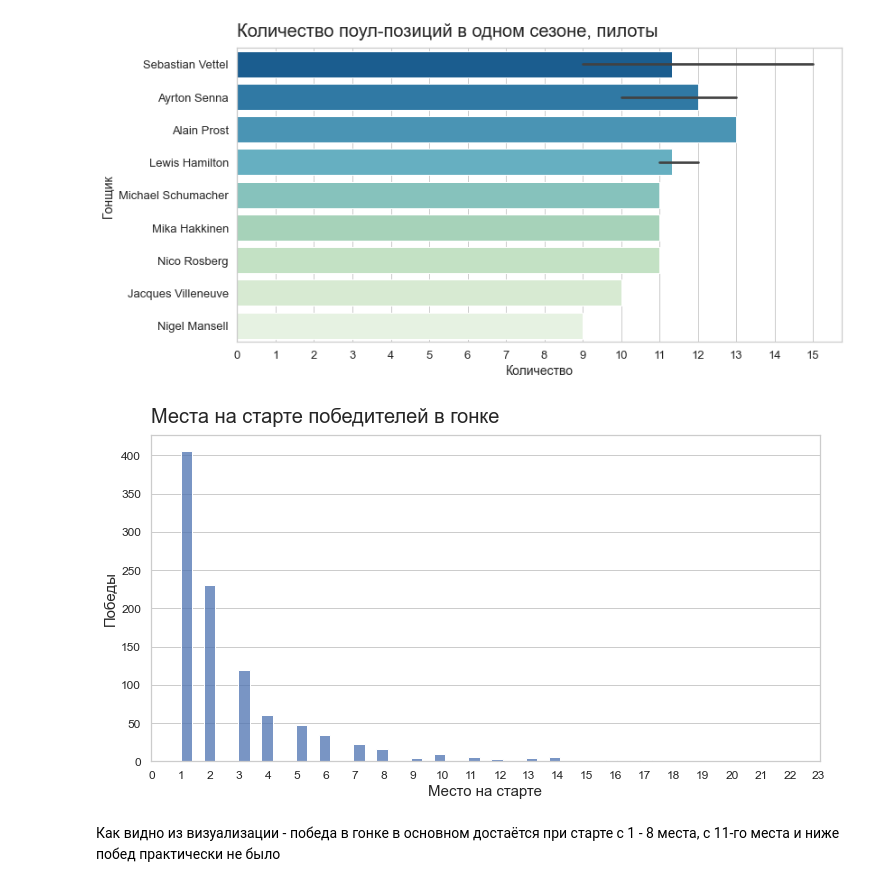
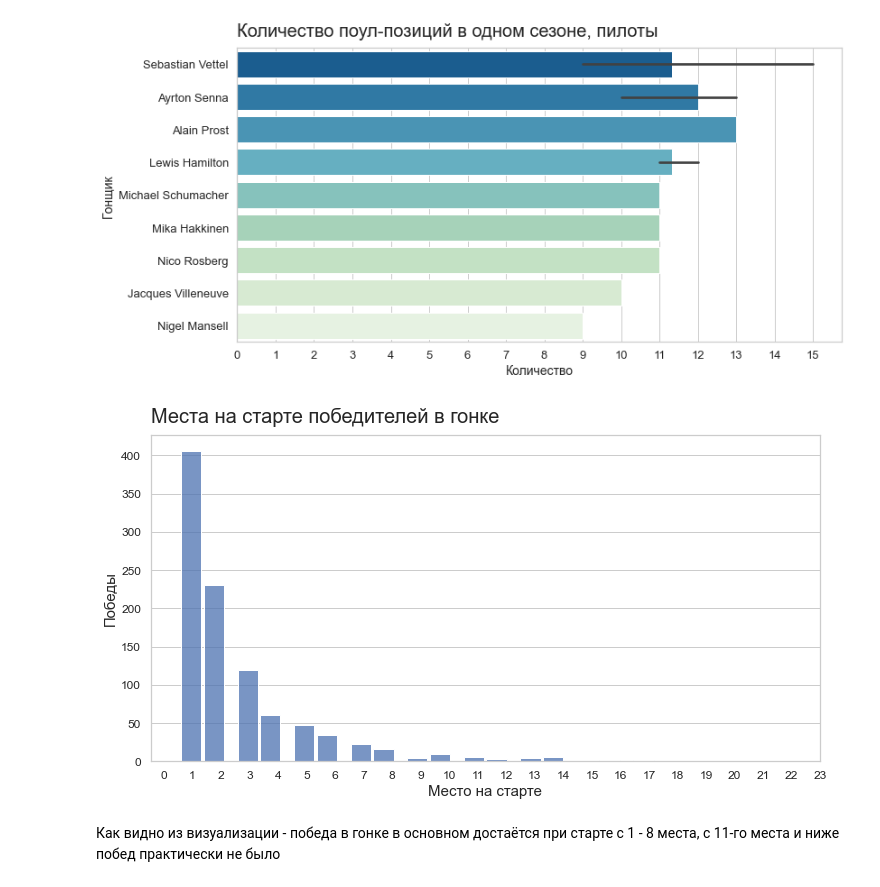
Before and after one commit to IV-1984/Data_analytics_projects, a Jupyter notebook: 3. F1_data_analysis/2.F1_data_analysis_SQL&Python-FINAL-Copy2.ipynb, the cells around one changed output. Saved outputs shown, nothing was run; the diff lists cells and outputs as text; code cells hidden in the pictures.

```diff
--- a/3. F1_data_analysis/2.F1_data_analysis_SQL&Python-FINAL-Copy2.ipynb
+++ b/3. F1_data_analysis/2.F1_data_analysis_SQL&Python-FINAL-Copy2.ipynb
@@ -377,29 +377,29 @@ plt.show()
 # %%
 # победа с самого далекого места на старте
 win_far = pd.read_sql_query('''
 SELECT driver_name, race_name.race_name, results_grid
 FROM f1_data
 JOIN driver ON driver.driver_id = f1_data.driver_id
 JOIN circuit_name USING(circuit_id)
 JOIN race_name ON race_name.race_id = circuit_name.race_id
 WHERE position = 1
 ORDER BY results_grid DESC
 ''', conn)
 win_far.head()
 
 # постороим диаграмму histplot
 fig, ax = plt.subplots(figsize=(12,6))
 sns.set_style("whitegrid", ax.grid(axis = 'x'))
-sns.histplot(data=win_far, x="results_grid",palette='Blues')
+sns.histplot(data=win_far, x="results_grid",palette='Blues', shrink=1.8)
 ax.set_title('Места на старте победителей в гонке',loc='left',fontsize=20, y=1.02)
 ax.set_ylabel('Победы',fontsize = 15)
 ax.set_xlabel('Место на старте',fontsize = 15)
 ax.tick_params(axis='x', labelsize=12)
 ax.tick_params(axis='y', labelsize=12)
 ax.set_xticks(np.arange(0, 24, 1))
 plt.show()
 # %% [output]
-[figure, old version]
+[figure, new version]
 # %% [markdown]
 Как видно из визуализации  - победа в гонке в основном достаётся  при старте с 1 - 8 места, с 11-го места и ниже побед практически не было
 # %%
```
